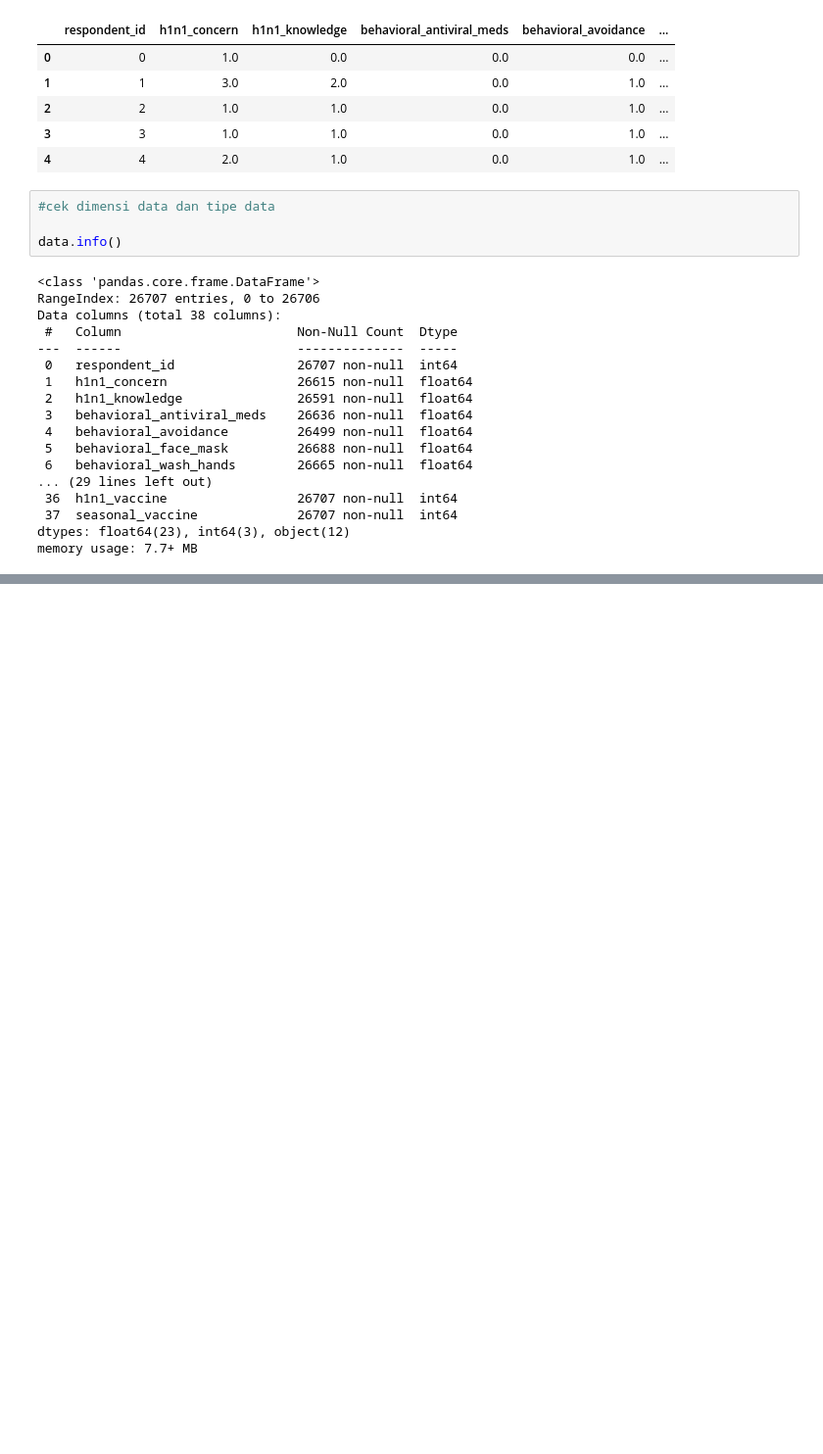
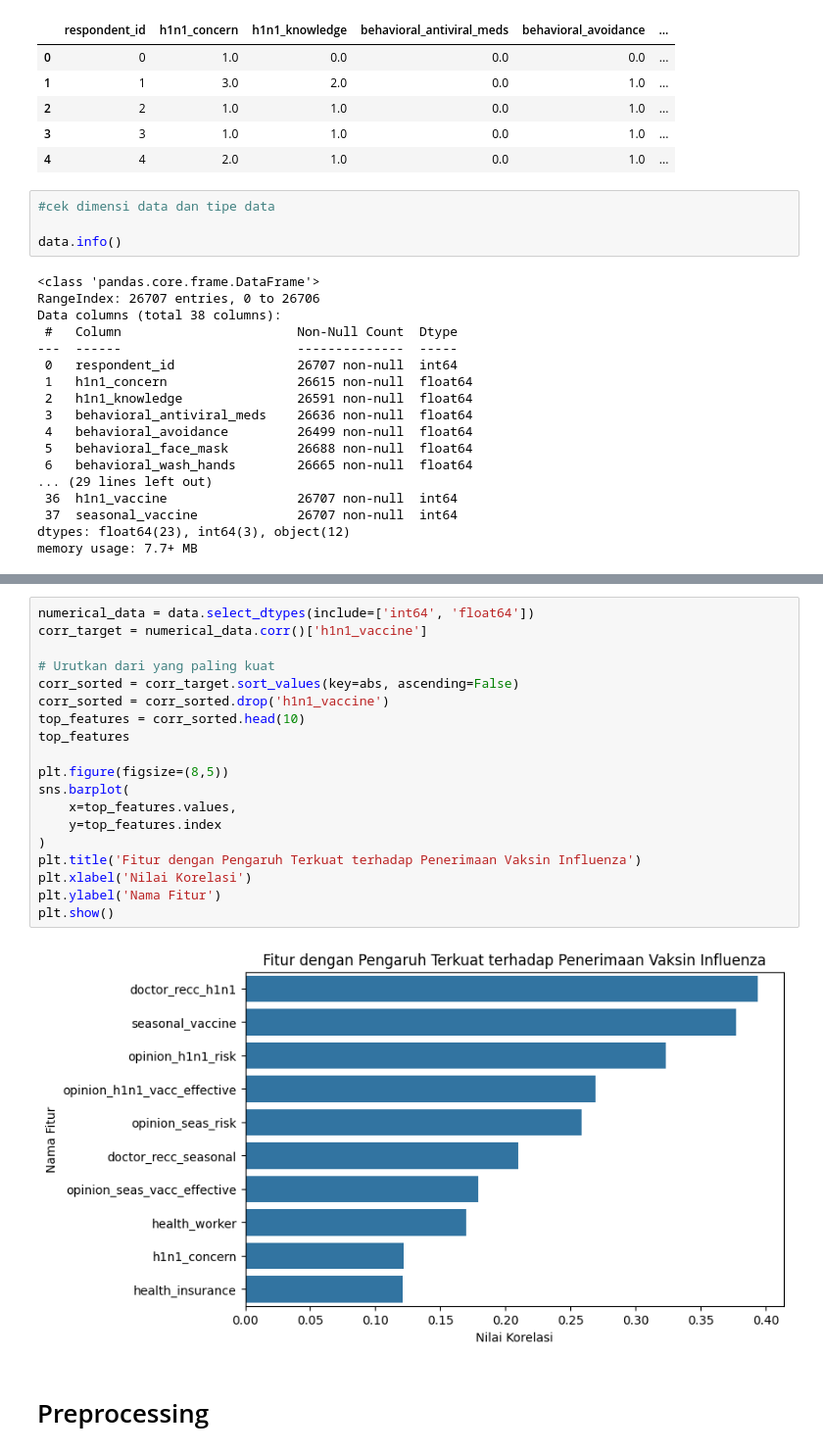
Before and after one commit to keyjack0/analisis-algoritma, a Jupyter notebook: analisis-alogritma.ipynb, the cells around one changed output, grey strips where cells are left out. Shown at 98% size. Drawn from its saved outputs; the diff is of its cells as text; blank space fills up the shorter version.

```diff
--- a/analisis-alogritma.ipynb
+++ b/analisis-alogritma.ipynb
@@ -250,0 +83,23 @@ Passing `palette` without assigning `hue` is deprecated and will be removed in v
+# %%
+numerical_data = data.select_dtypes(include=['int64', 'float64'])
+corr_target = numerical_data.corr()['h1n1_vaccine']
+
+# Urutkan dari yang paling kuat
+corr_sorted = corr_target.sort_values(key=abs, ascending=False)
+corr_sorted = corr_sorted.drop('h1n1_vaccine')
+top_features = corr_sorted.head(10)
+top_features
+
+plt.figure(figsize=(8,5))
+sns.barplot(
+    x=top_features.values,
+    y=top_features.index
+)
+plt.title('Fitur dengan Pengaruh Terkuat terhadap Penerimaan Vaksin Influenza')
+plt.xlabel('Nilai Korelasi')
+plt.ylabel('Nama Fitur')
+plt.show()
+# %% [output]
+[figure, added]
+# %% [markdown]
+<h1>Preprocessing</h1>
```
Also changed, not shown: parts of 53 cells of this notebook, 14 other files.
